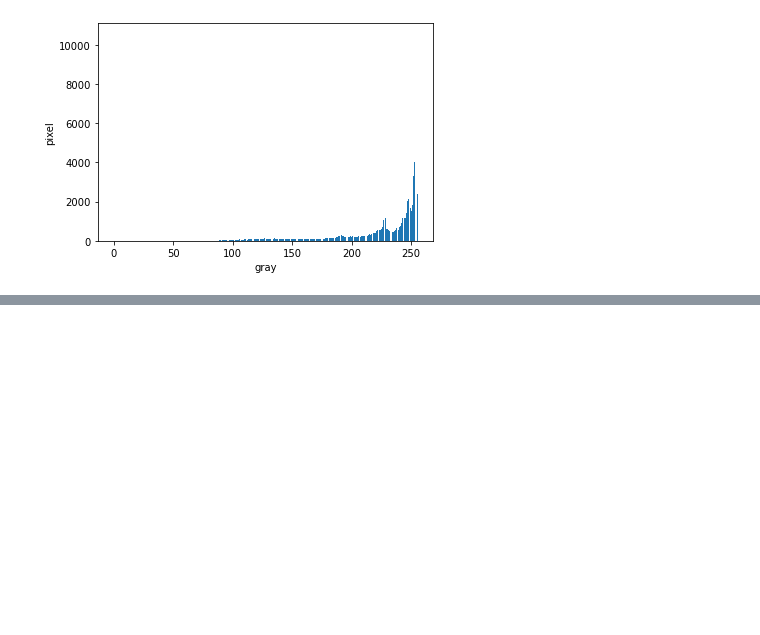
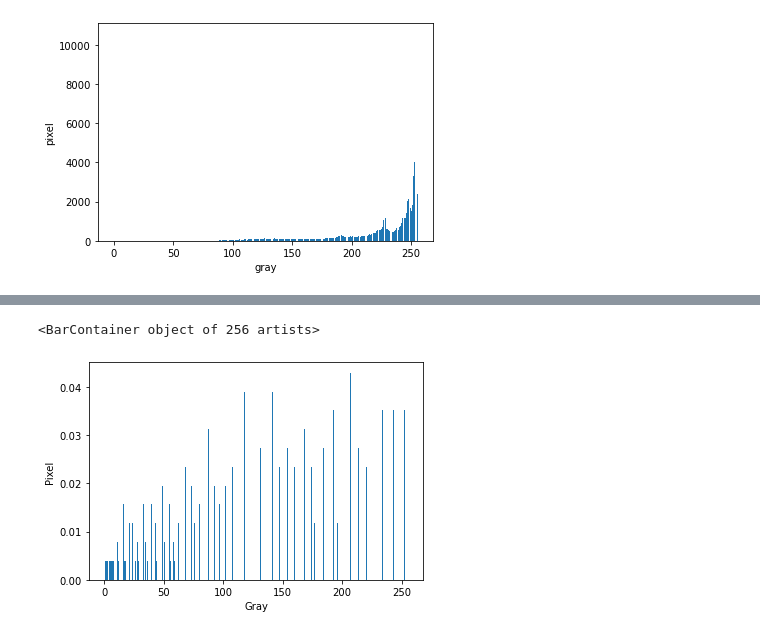
Before and after one commit to Laksamana-Zao/arya-laksamana, a Jupyter notebook: MODUL 3_No 1.ipynb, the cells around one changed output, grey strips where cells are left out. Saved outputs shown, nothing was run; the diff lists cells and outputs as text; code cells hidden in the pictures; blank space fills up the shorter version.

```diff
--- a/MODUL 3_No 1.ipynb
+++ b/MODUL 3_No 1.ipynb
@@ -106,0 +109,5 @@ var2.bar(index,newmatrix)
+# %%
+pdf = var.zeros(len(grayscale))
+
+for i in range (len(grayscale)):
+    pdf[i] = newmatrix[i]/len(grayscale)
@@ -106,0 +134,6 @@ var2.bar(index,newmatrix)
+# %%
+Sk = var.zeros(len(grayscale))
+
+for i in range (len(grayscale)):
+    for j in range(i+1):
+        Sk[i] = Sk[i] + newmatrix[j]
@@ -106,0 +160,5 @@ var2.bar(index,newmatrix)
+# %%
+Bi = var.zeros(len(grayscale))
+
+for i in range(len(grayscale)):
+    Bi[i] = round(255*(Sk[i]/256))
@@ -106,0 +185,6 @@ var2.bar(index,newmatrix)
+# %%
+Eq = var.zeros(len(grayscale))
+
+for i in range (len(grayscale)):
+    Hvar = int(Bi[i])
+    Eq[Hvar]=Eq[Hvar]+pdf[i]
@@ -106,0 +213,7 @@ var2.bar(index,newmatrix)
+# %%
+var2.xlabel("Gray")
+var2.ylabel("Pixel")
+var2.bar(index,Eq)
+# %% [output]
+<BarContainer object of 256 artists>
+[figure, added]
```
Also changed, not shown: parts of 6 cells of this notebook.
